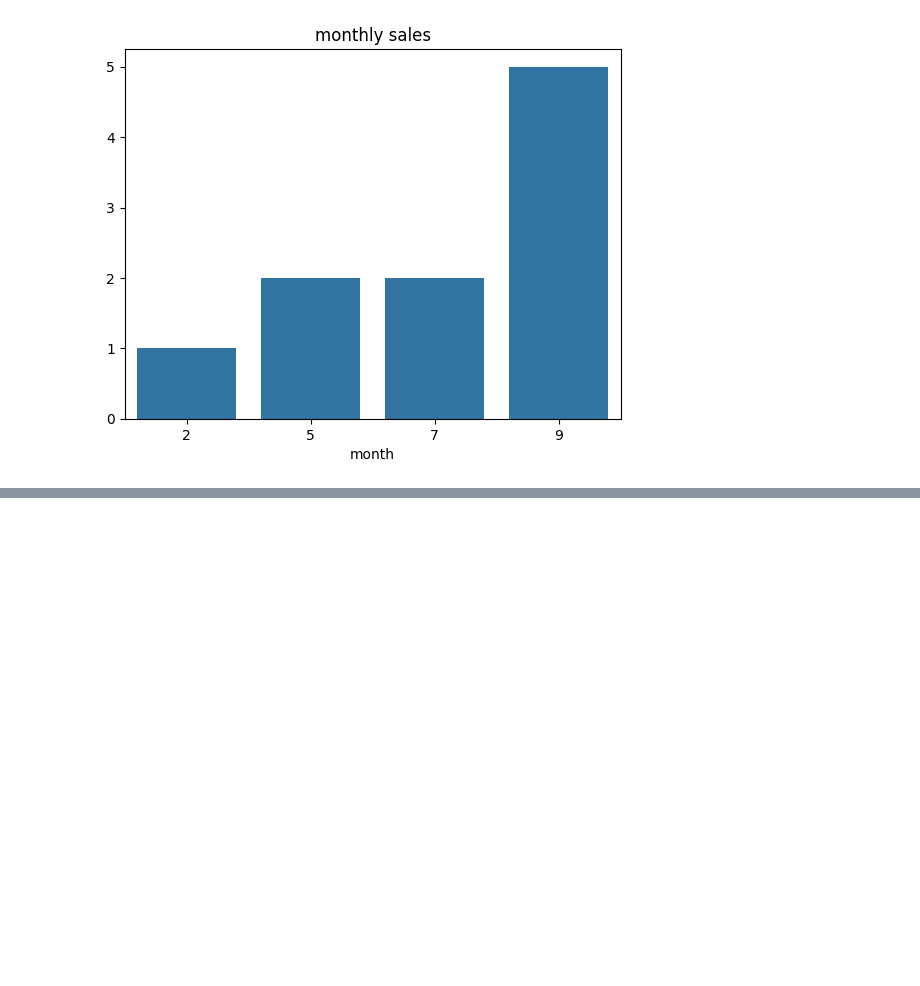
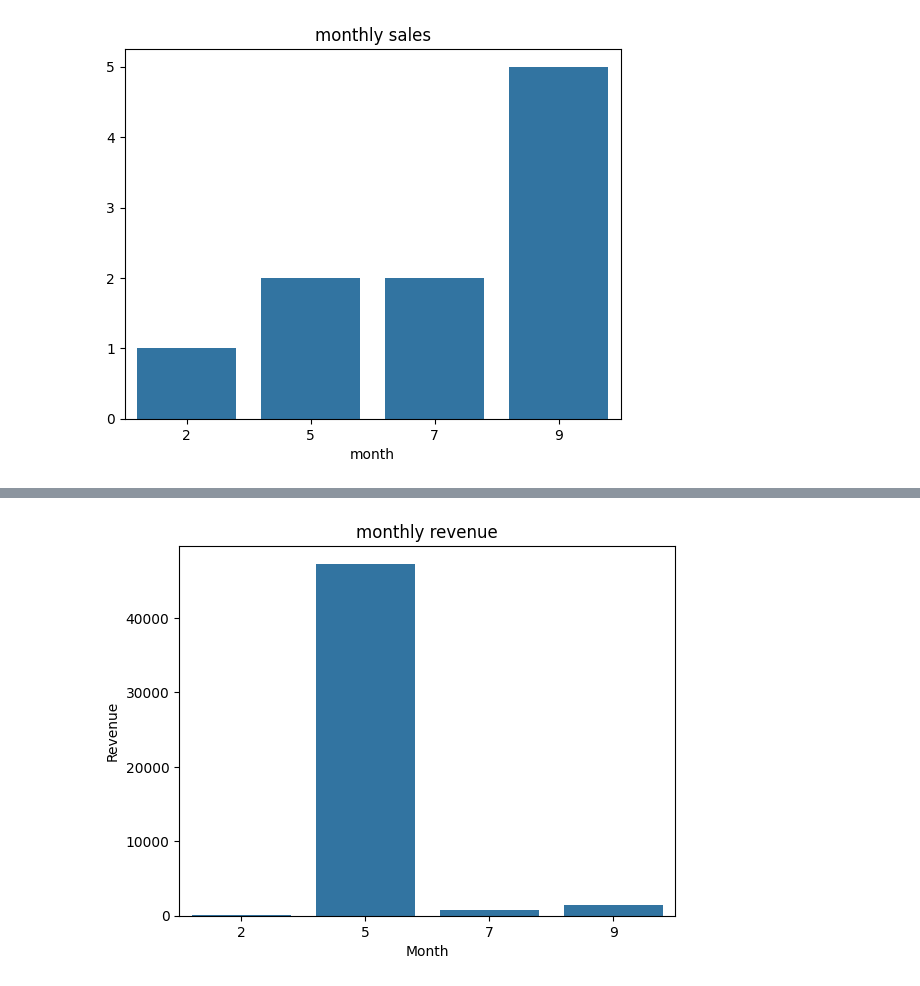
Before and after one commit to mdsamim1992hatia-cell/BMI-CAL, a Jupyter notebook: Untitled204.ipynb, the cells around one changed output, grey strips where cells are left out. Cells and saved outputs as stored; diff of their text form; code cells hidden in the pictures; blank space fills up the shorter version.

```diff
--- a/Untitled204.ipynb
+++ b/Untitled204.ipynb
@@ -396,0 +424,3 @@ plt.show()
+# %%
+monthly_revenue=df.groupby('month')['totall'].sum().sort_values(ascending=False)
+monthly_revenue
@@ -396,0 +435,11 @@ plt.show()
+# %%
+sns.barplot(
+    x=monthly_revenue.index,
+    y=monthly_revenue.values
+)
+plt.title('monthly revenue')
+plt.xlabel('Month')
+plt.ylabel('Revenue')
+plt.show()
+# %% [output]
+[figure, added]
```
Also changed, not shown: parts of 10 cells of this notebook.
